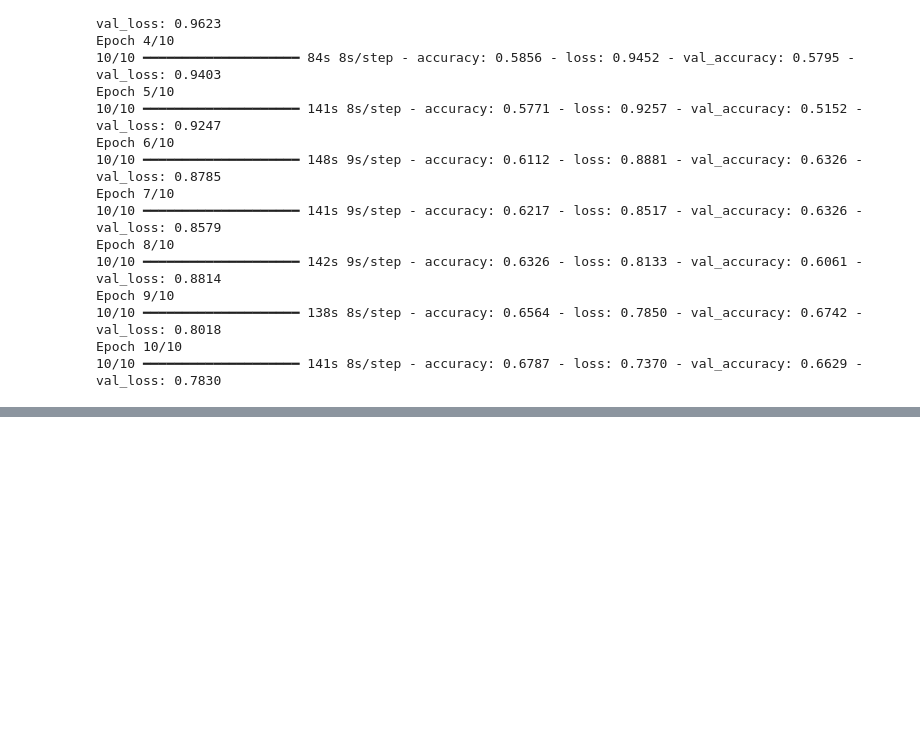
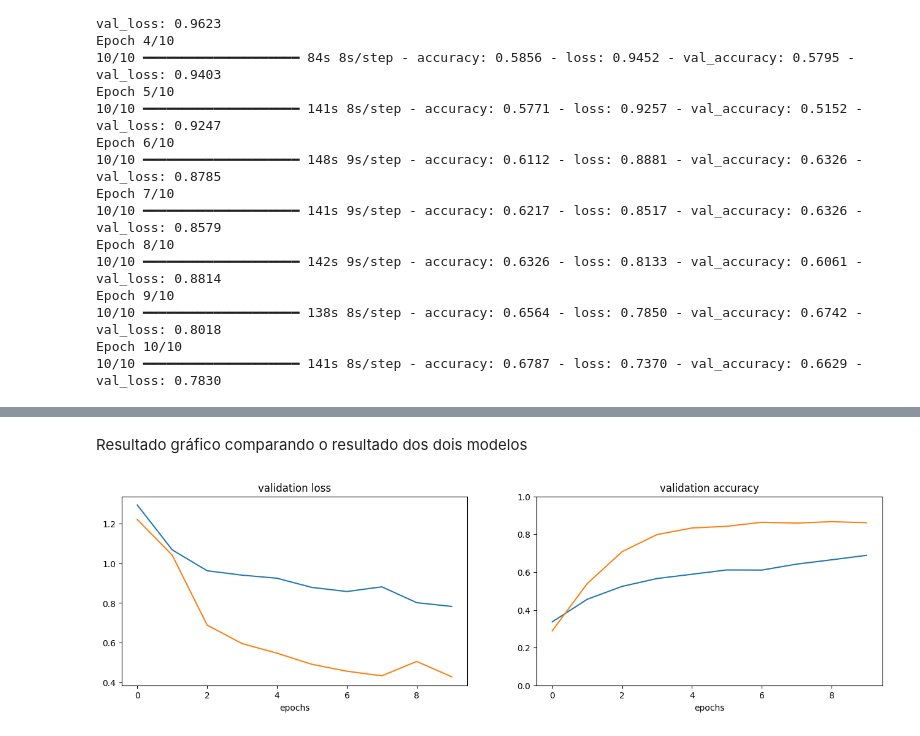
Before and after one commit to oliveira-silva-lucas/primeiro-ml-transfer-learning, a Jupyter notebook: transfer-learning.ipynb, the cells around one changed output, grey strips where cells are left out. Cells and saved outputs as stored; diff of their text form; code cells hidden in the pictures; blank space fills up the shorter version.

Commit message:
transfer-learning e comparação entre os modelos treinados

```diff
--- a/transfer-learning.ipynb
+++ b/transfer-learning.ipynb
@@ -206,0 +237,3 @@ Epoch 10/10
+# %%
+vgg = keras.applications.VGG16(weights='imagenet', include_top=True)
+vgg.summary()
@@ -206,0 +276,14 @@ Epoch 10/10
+# %%
+# Bloqueando o treinamento das camadas exceto a última
+for l, layer in enumerate(model_new.layers[:-1]):
+    layer.trainable = False
+
+# certificando que a última camada é treinavel
+for l, layer in enumerate(model_new.layers[-1:]):
+    layer.trainable = True
+
+model_new.compile(loss='categorical_crossentropy',
+              optimizer='adam',
+              metrics=['accuracy'])
+
+model_new.summary()
@@ -206,0 +312,6 @@ Epoch 10/10
+# %%
+#Treinando o modelo utilizando o transfer-learning
+history2 = model_new.fit(x_train, y_train,
+                         batch_size=128,
+                         epochs=10,
+                         validation_data=(x_val, y_val))
@@ -206,0 +339,20 @@ Epoch 10/10
+# %% [markdown]
+Resultado gráfico comparando o resultado dos dois modelos
+# %%
+fig = plt.figure(figsize=(16,4))
+ax = fig.add_subplot(121)
+ax.plot(history.history["val_loss"])
+ax.plot(history2.history["val_loss"])
+ax.set_title("validation loss")
+ax.set_xlabel("epochs")
+
+ax2 = fig.add_subplot(122)
+ax2.plot(history.history["accuracy"])
+ax2.plot(history2.history["accuracy"])
+ax2.set_title("validation accuracy")
+ax2.set_xlabel("epochs")
+ax2.set_ylim(0, 1)
+
+plt.show()
+# %% [output]
+[figure, added]
```
Also changed, not shown: parts of 20 cells of this notebook.
